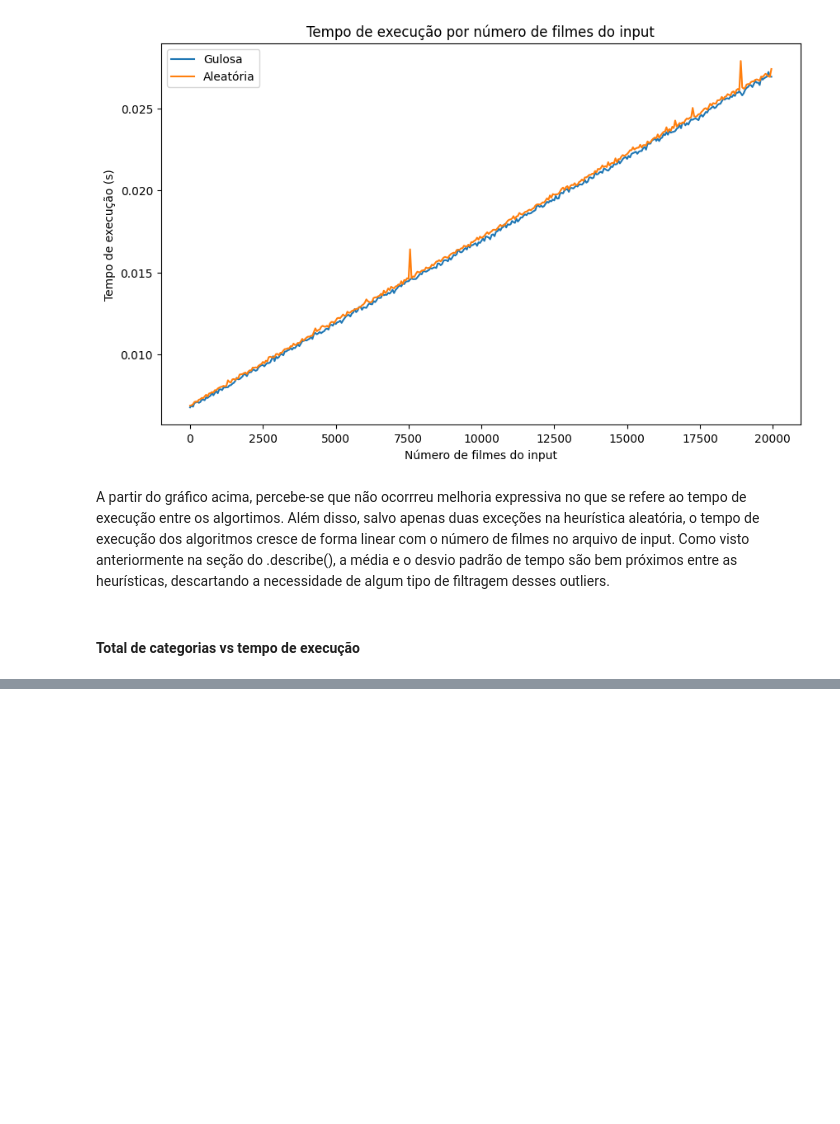
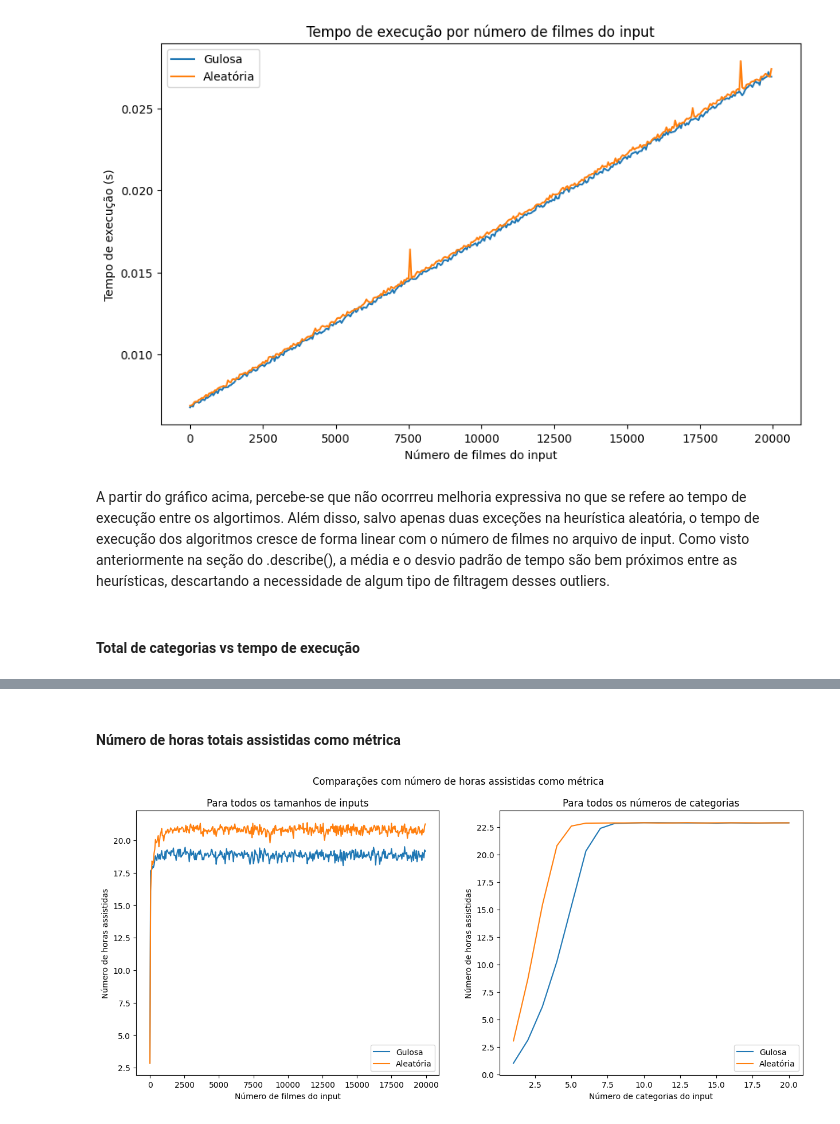
Before and after one commit to arthurchieppe/filmes-supercomp, a Jupyter notebook: relatorio/relatorio_parcial.ipynb, the cells around one changed output, grey strips where cells are left out. Drawn from its saved outputs; the diff is of its cells as text; code cells hidden in the pictures; blank space fills up the shorter version.

```diff
--- a/relatorio/relatorio_parcial.ipynb
+++ b/relatorio/relatorio_parcial.ipynb
@@ -341,0 +343,26 @@ Text(0.5, 1.0, 'Para n_inputs <= 2500')
+# %% [markdown]
+#### Número de horas totais assistidas como métrica
+# %%
+fig, ax = plt.subplots(ncols=2, figsize=(15, 6))
+# Add title to the figure
+fig.suptitle('Comparações com número de horas assistidas como métrica')
+gulosa_df_hours = gulosa_df[['n_hours_watched','n_movies', 'n_cat']]
+aleatoria_df_hours = aleatoria_df[['n_hours_watched','n_movies', 'n_cat']]
+
+# Para todos os tamanhos de inputs
+sns.lineplot(x='n_movies', y='n_hours_watched', data=gulosa_df_hours.groupby('n_movies').mean().reset_index(), label='Gulosa', ax=ax[0])
+sns.lineplot(x='n_movies', y='n_hours_watched', data=aleatoria_df_hours.groupby('n_movies').mean().reset_index(), label='Aleatória', ax=ax[0])
+ax[0].set_ylabel('Número de horas assistidas')
+ax[0].set_xlabel('Número de filmes do input')
+ax[0].set_title('Para todos os tamanhos de inputs')
+
+# Para todas as categorias
+sns.lineplot(x='n_cat', y='n_hours_watched', data=gulosa_df_hours.groupby('n_cat').mean().reset_index(), label='Gulosa', ax=ax[1])
+sns.lineplot(x='n_cat', y='n_hours_watched', data=aleatoria_df_hours.groupby('n_cat').mean().reset_index(), label='Aleatória', ax=ax[1])
+ax[1].set_ylabel('Número de horas assistidas')
+ax[1].set_xlabel('Número de categorias do input')
+ax[1].yaxis.set_major_locator(plt.MaxNLocator(10))
+ax[1].set_title('Para todos os números de categorias')
+plt.show()
+# %% [output]
+[figure, added]
```
Also changed, not shown: parts of 5 cells of this notebook.
